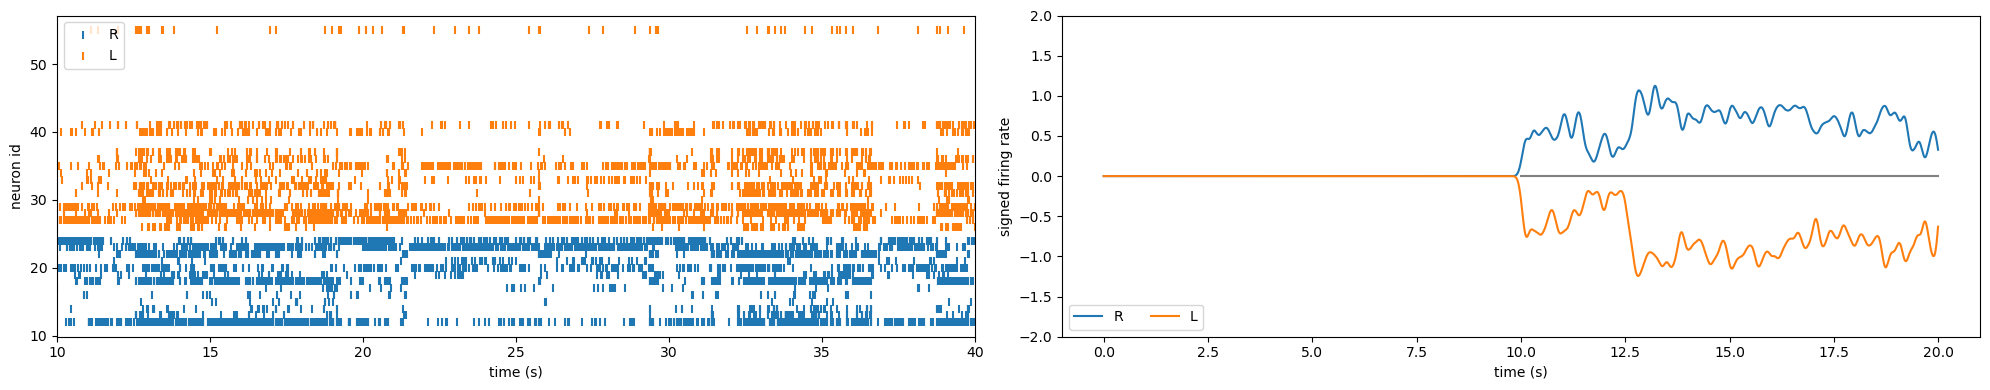
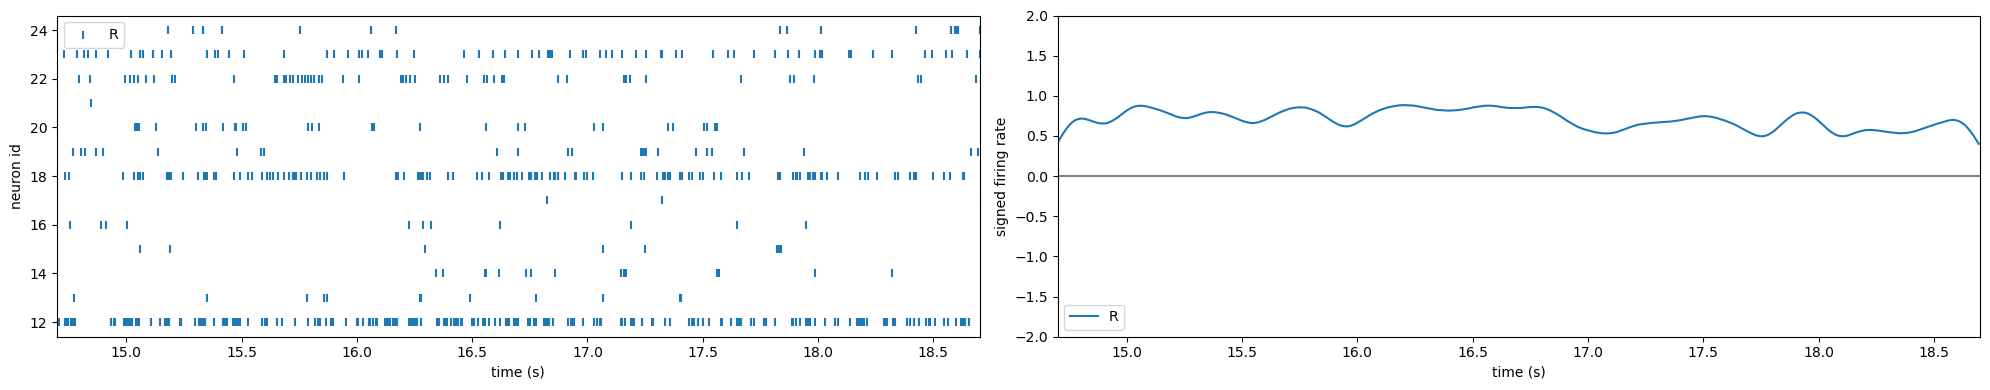
The change to this notebook cell's code, shown as a diff; its figure went from the first image to the second:
--- before
+++ after
@@ -6,7 +6,7 @@
     NI=NE
     labelx = ['R', 'L']
-    D =D_max - D_min
-    D_min=10
-    D_max=20
+    D_min=14.7
+    D_max=18.7
+    D=D_max - D_min
     fs=200
 else:
@@ -68,14 +68,14 @@
 mask = (spike_id<(NE)) & (spike_t < (D_max)) & (spike_t > (D_min))
 ax1.scatter(spike_t[spike_id<(NE)],spike_id[spike_id<(NE)],marker='|',label=labelx[0])
-ax1.scatter(spike_t[spike_id>(NE)],spike_id[spike_id>(NE)],marker='|',label=labelx[1])
+#ax1.scatter(spike_t[spike_id>(NE)],spike_id[spike_id>(NE)],marker='|',label=labelx[1])
 ax1.set_xlabel('time (s)')
 ax1.set_ylabel('neuron id')
 ax1.legend()
-ax1.set_xlim(D_min,2*D_max)
+ax1.set_xlim(D_min,D_max)
 
 
 time = np.arange(binPOP.shape[1]) / fs
 ax3.plot(time, binPOP[0]/NE,label= labelx[0])
-ax3.plot(time,-binPOP[1]/NI,label= labelx[1])
+#ax3.plot(time,-binPOP[1]/NI,label= labelx[1])
 ax3.plot([D_min,D_max],[0,0],'gray')
 ax3.set_ylabel('signed firing rate')
@@ -83,4 +83,5 @@
 ax3.legend(loc='lower left', ncol=2)
 ax3.set_ylim(-2,2)
+ax3.set_xlim(D_min, D_max)
 
 plt.tight_layout()

Commit: complete trial table; observe neuronal activity in trial OL_L_1.dat